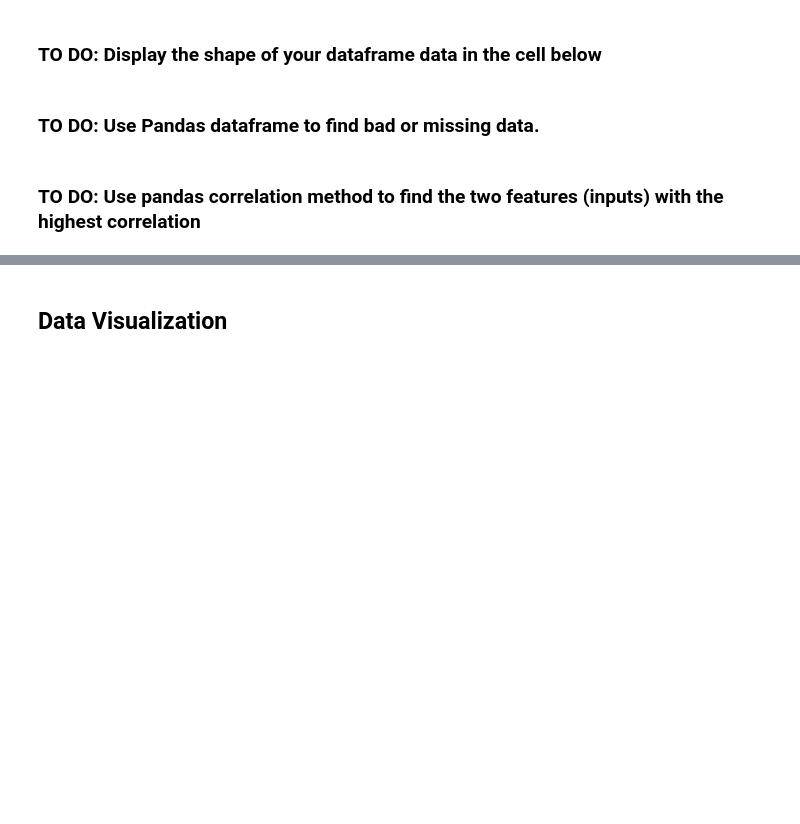
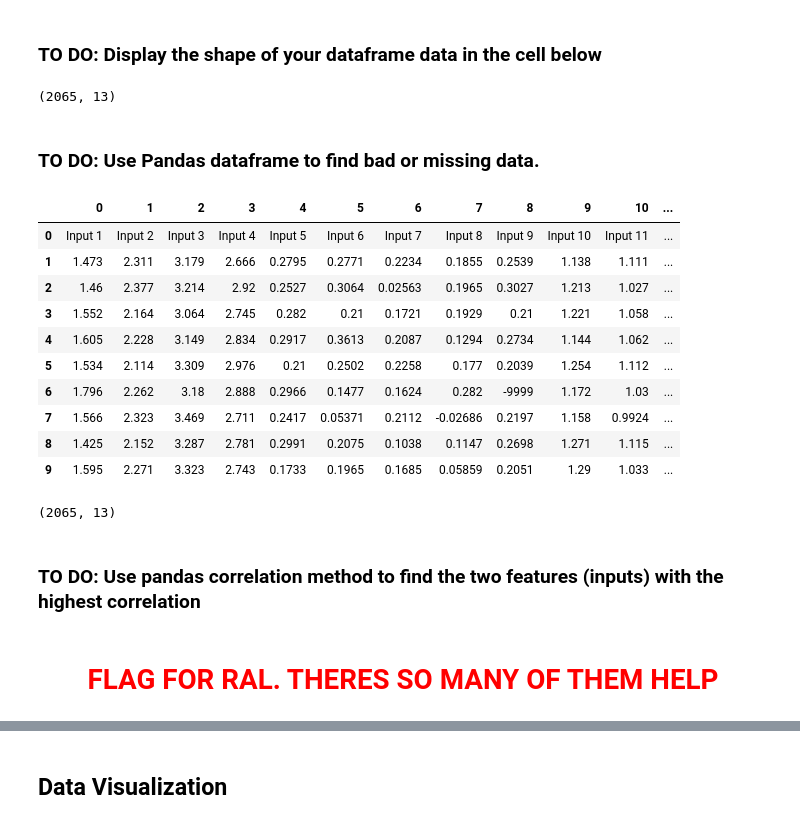
Before and after one commit to Zeni1137/SensorData341, a Jupyter notebook: SensorData-Group5.ipynb, the cells around one changed output, grey strips where cells are left out. Cells and saved outputs as stored; diff of their text form; code cells hidden in the pictures; blank space fills up the shorter version.

```diff
--- a/SensorData-Group5.ipynb
+++ b/SensorData-Group5.ipynb
@@ -58,15 +74,36 @@ np.set_printoptions(precision=3, suppress=True)
 # %% [markdown]
 ### TO DO: Display the shape of your dataframe data in the cell below
 # %%
-#
+df.shape
+# %% [output]
+(2065, 13)
 # %% [markdown]
 ### TO DO: Use Pandas dataframe to find bad or missing data.
 # %%
 #Enter your code in the cell below to implement the drop, replace and display.
-#Enter your code in the cell immediately following the output of the dataframe display to show the new shape of data in thedataframe.
+df = df.replace(-9999.0, np.nan)
+df = df.dropna()
+df.head(10)
+# %% [output]
+|  | 0 | 1 | 2 | 3 | 4 | 5 | 6 | 7 | 8 | 9 | 10 | ... |
+| 0 | Input 1 | Input 2 | Input 3 | Input 4 | Input 5 | Input 6 | Input 7 | Input 8 | Input 9 | Input 10 | Input 11 | ... |
+| 1 | 1.473 | 2.311 | 3.179 | 2.666 | 0.2795 | 0.2771 | 0.2234 | 0.1855 | 0.2539 | 1.138 | 1.111 | ... |
+| 2 | 1.46 | 2.377 | 3.214 | 2.92 | 0.2527 | 0.3064 | 0.02563 | 0.1965 | 0.3027 | 1.213 | 1.027 | ... |
+| 3 | 1.552 | 2.164 | 3.064 | 2.745 | 0.282 | 0.21 | 0.1721 | 0.1929 | 0.21 | 1.221 | 1.058 | ... |
+| 4 | 1.605 | 2.228 | 3.149 | 2.834 | 0.2917 | 0.3613 | 0.2087 | 0.1294 | 0.2734 | 1.144 | 1.062 | ... |
+| 5 | 1.534 | 2.114 | 3.309 | 2.976 | 0.21 | 0.2502 | 0.2258 | 0.177 | 0.2039 | 1.254 | 1.112 | ... |
+| 6 | 1.796 | 2.262 | 3.18 | 2.888 | 0.2966 | 0.1477 | 0.1624 | 0.282 | -9999 | 1.172 | 1.03 | ... |
+| 7 | 1.566 | 2.323 | 3.469 | 2.711 | 0.2417 | 0.05371 | 0.2112 | -0.02686 | 0.2197 | 1.158 | 0.9924 | ... |
+| 8 | 1.425 | 2.152 | 3.287 | 2.781 | 0.2991 | 0.2075 | 0.1038 | 0.1147 | 0.2698 | 1.271 | 1.115 | ... |
+| 9 | 1.595 | 2.271 | 3.323 | 2.743 | 0.1733 | 0.1965 | 0.1685 | 0.05859 | 0.2051 | 1.29 | 1.033 | ... |
 # %%
 # shape of data in dataframe after cleansing
+df.shape
+# %% [output]
+(2065, 13)
 # %% [markdown]
 ### TO DO: Use pandas correlation method to find the two features (inputs) with the highest correlation
+# %% [markdown]
+<h1 style="color:Red; text-align:center; font-family:ComicSans"> FLAG FOR RAL. THERES SO MANY OF THEM HELP </h1>
 # %%
 #Enter your answers in the cell immediately following the output correlation table
```
Also changed, not shown: parts of 6 cells of this notebook.
